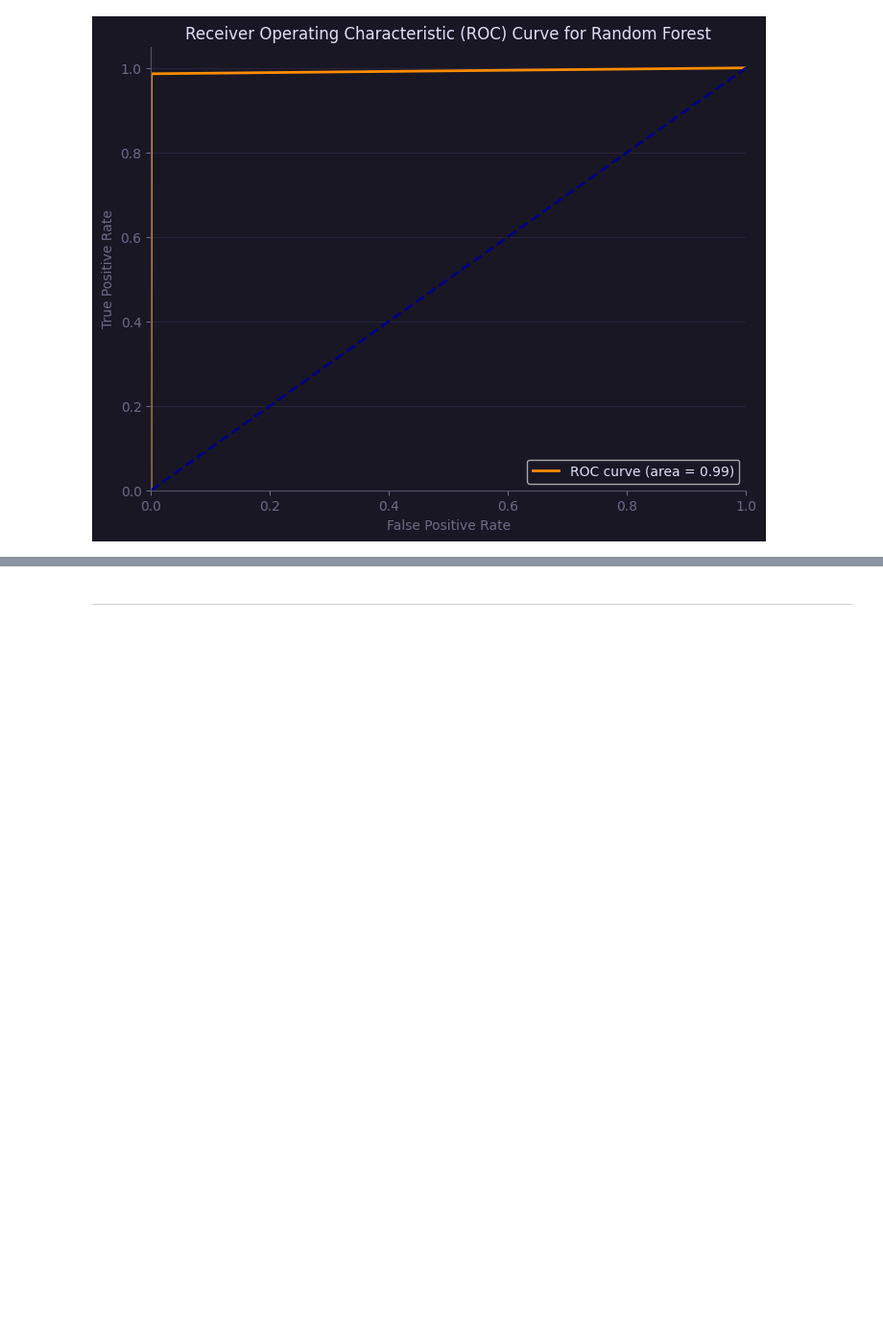
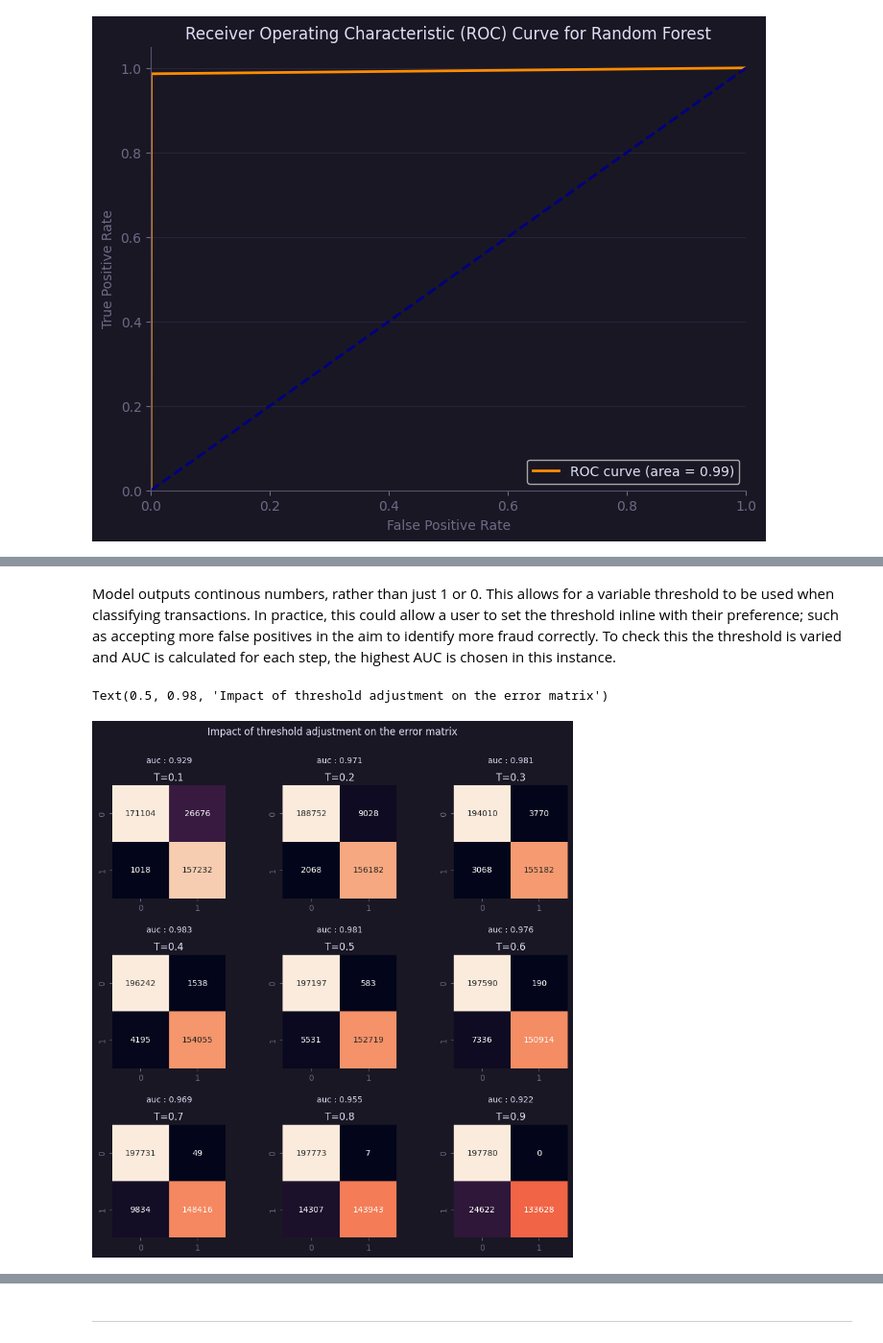
Before and after one commit to rcwylie/Fraudulent_payments, a Jupyter notebook: n_Code.ipynb, the cells around one changed output, grey strips where cells are left out. Shown at 96% size. Saved outputs shown, nothing was run; the diff lists cells and outputs as text; code cells hidden in the pictures; blank space fills up the shorter version.

```diff
--- a/n_Code.ipynb
+++ b/n_Code.ipynb
@@ -757,0 +791,4 @@ plt.show()
+# %%
+import random
+rows = random.sample(np.arange(0,len(X_train.index)).tolist(), 50000)
+model_params = xgboost_search(X_train.iloc[rows,], y_train.iloc[rows,])
@@ -757,0 +811,4 @@ plt.show()
+# %%
+model = XGBClassifier(objective="binary:logistic", eval_metric="auc", use_label_encoder=False)
+model.set_params(**model_params)
+model.fit(X_train, y_train)
@@ -757,0 +827,26 @@ plt.show()
+# %% [markdown]
+Model outputs continous numbers, rather than just 1 or 0. This allows for a variable threshold to be used when classifying transactions. In practice, this could allow a user to set the threshold inline with their preference; such as accepting more false positives in the aim to identify more fraud correctly. To check this the threshold is varied and AUC is calculated for each step, the highest AUC is chosen in this instance.
+# %%
+from sklearn import metrics
+y_pred_XGB = model.predict_proba(X_test)[:,1]
+
+fig, axes = plt.subplots(3,3, figsize=(10,10))
+
+for t, ax in enumerate(axes.flat):
+    threshold = (t+1)/10
+
+    y_pred_XGB_int = (y_pred_XGB > threshold).astype(int)
+    c_matrix = metrics.confusion_matrix(y_test, y_pred_XGB_int)
+    sns.heatmap(c_matrix, annot=True, fmt="d", ax=ax, cbar=False)
+    ax.title.set_text("T=%.1f" % threshold)
+
+    # Calculate the ROC curve
+    fpr, tpr, thresholds = roc_curve(y_test, y_pred_XGB_int)
+    roc_auc = auc(fpr, tpr)
+    ax.text(1.0, -0.4, "auc : {:.3f}".format(roc_auc), fontsize=10, ha='center')
+
+plt.subplots_adjust(hspace=0.5, wspace=0.5)
+plt.suptitle("Impact of threshold adjustment on the error matrix")
+# %% [output]
+Text(0.5, 0.98, 'Impact of threshold adjustment on the error matrix')
+[figure, added]
```
Also changed, not shown: parts of 7 cells of this notebook.
